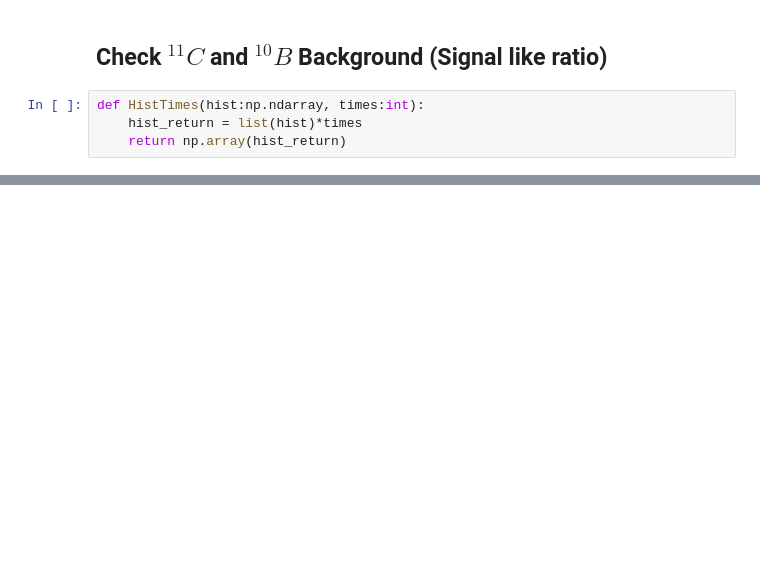
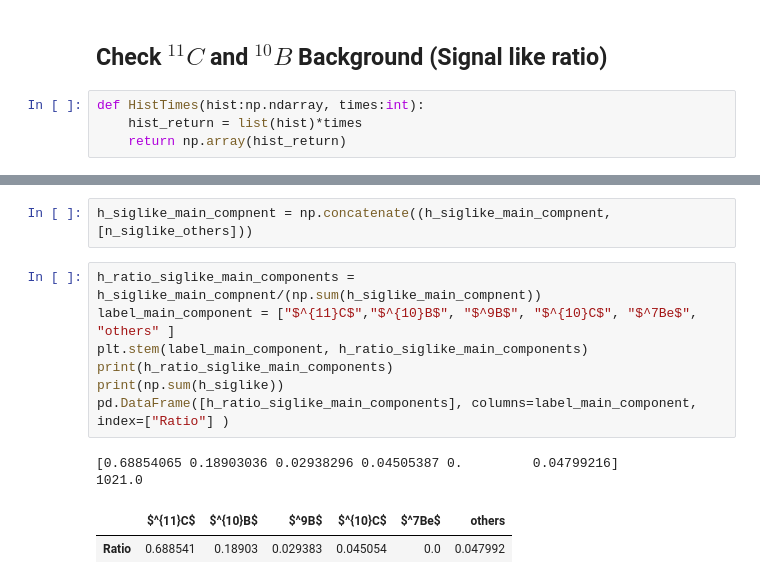
Before and after one commit to Zepeng/LS_ML, a Jupyter notebook: sk_psd/StudyC11Classify.ipynb, the cells around one changed output, grey strips where cells are left out. Cells and saved outputs as stored; diff of their text form; blank space fills up the shorter version.

```diff
--- a/sk_psd/StudyC11Classify.ipynb
+++ b/sk_psd/StudyC11Classify.ipynb
@@ -181,0 +249,14 @@ bkg like : 29565
+# %%
+h_siglike_main_compnent = np.concatenate((h_siglike_main_compnent, [n_siglike_others]))
+# %%
+h_ratio_siglike_main_components = h_siglike_main_compnent/(np.sum(h_siglike_main_compnent))
+label_main_component = ["$^{11}C$","$^{10}B$", "$^9B$", "$^{10}C$", "$^7Be$", "others" ]
+plt.stem(label_main_component, h_ratio_siglike_main_components)
+print(h_ratio_siglike_main_components)
+print(np.sum(h_siglike))
+pd.DataFrame([h_ratio_siglike_main_components], columns=label_main_component, index=["Ratio"] )
+# %% [output]
+[0.68854065 0.18903036 0.02938296 0.04505387 0.         0.04799216]
+1021.0
+|  | $^{11}C$ | $^{10}B$ | $^9B$ | $^{10}C$ | $^7Be$ | others |
+| Ratio | 0.688541 | 0.18903 | 0.029383 | 0.045054 | 0.0 | 0.047992 |
```
Also changed, not shown: parts of 23 cells of this notebook, 11 other files.
